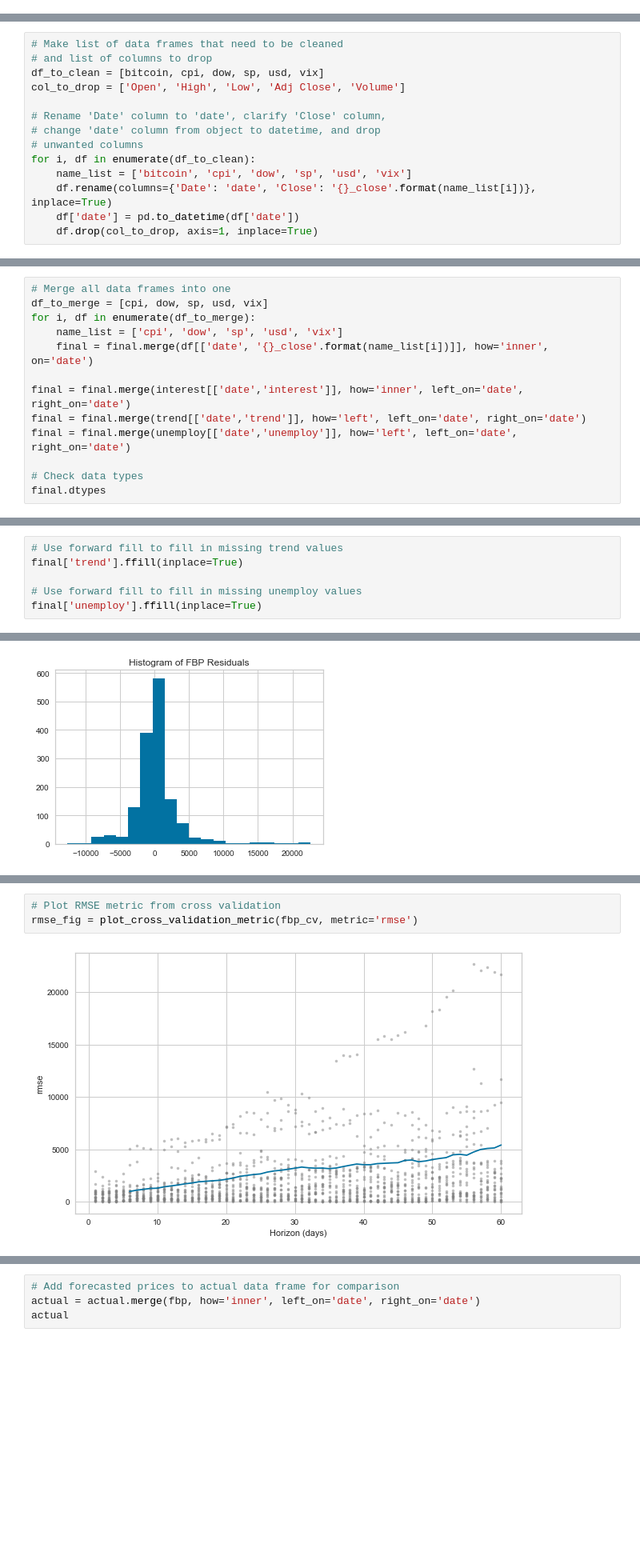
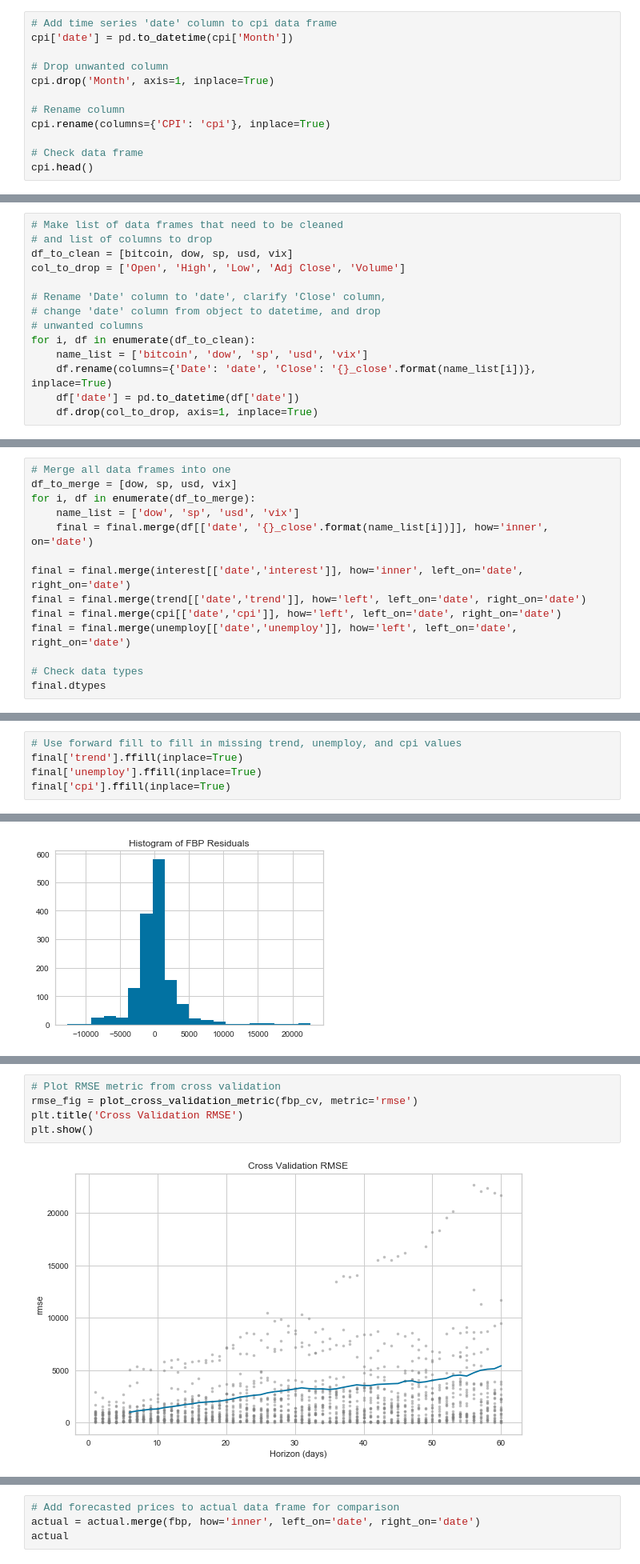
Before and after one commit to happyheppler/Thinkful-Module-38, a Jupyter notebook: module38_capstone.ipynb, the cells around one changed output, grey strips where cells are left out. Shown at 80% size. Cells and saved outputs as stored; diff of their text form; blank space fills up the shorter version.

```diff
--- a/module38_capstone.ipynb
+++ b/module38_capstone.ipynb
@@ -117,3 +118,15 @@ trend.head()
 | 2 | 3 | 2015-02-01 |
 | 3 | 3 | 2015-03-01 |
 | 4 | 2 | 2015-04-01 |
+# %%
+# Add time series 'date' column to cpi data frame
+cpi['date'] = pd.to_datetime(cpi['Month'])
+
+# Drop unwanted column
+cpi.drop('Month', axis=1, inplace=True)
+
+# Rename column
+cpi.rename(columns={'CPI': 'cpi'}, inplace=True)
+
+# Check data frame
+cpi.head()
@@ -146,14 +166,14 @@ interest.head()
 # %%
 # Make list of data frames that need to be cleaned
 # and list of columns to drop
-df_to_clean = [bitcoin, cpi, dow, sp, usd, vix]
+df_to_clean = [bitcoin, dow, sp, usd, vix]
 col_to_drop = ['Open', 'High', 'Low', 'Adj Close', 'Volume']
 
 # Rename 'Date' column to 'date', clarify 'Close' column,
 # change 'date' column from object to datetime, and drop
 # unwanted columns
 for i, df in enumerate(df_to_clean):
-    name_list = ['bitcoin', 'cpi', 'dow', 'sp', 'usd', 'vix']
+    name_list = ['bitcoin', 'dow', 'sp', 'usd', 'vix']
     df.rename(columns={'Date': 'date', 'Close': '{}_close'.format(name_list[i])}, inplace=True)
     df['date'] = pd.to_datetime(df['date'])
     df.drop(col_to_drop, axis=1, inplace=True)
@@ -225,13 +236,14 @@ final.head()
 | 4 | 2014-09-21 | 398.821014 |
 # %%
 # Merge all data frames into one
-df_to_merge = [cpi, dow, sp, usd, vix]
+df_to_merge = [dow, sp, usd, vix]
 for i, df in enumerate(df_to_merge):
-    name_list = ['cpi', 'dow', 'sp', 'usd', 'vix']
+    name_list = ['dow', 'sp', 'usd', 'vix']
     final = final.merge(df[['date', '{}_close'.format(name_list[i])]], how='inner', on='date')
 
 final = final.merge(interest[['date','interest']], how='inner', left_on='date', right_on='date')
 final = final.merge(trend[['date','trend']], how='left', left_on='date', right_on='date')
+final = final.merge(cpi[['date','cpi']], how='left', left_on='date', right_on='date')
 final = final.merge(unemploy[['date','unemploy']], how='left', left_on='date', right_on='date')
 
 # Check data types
@@ -249,11 +261,10 @@ trend                   float64
 unemploy                float64
 dtype: object
 # %%
-# Use forward fill to fill in missing trend values
+# Use forward fill to fill in missing trend, unemploy, and cpi values
 final['trend'].ffill(inplace=True)
-
-# Use forward fill to fill in missing unemploy values
 final['unemploy'].ffill(inplace=True)
+final['cpi'].ffill(inplace=True)
 # %%
 # Check final data frame
 final
@@ -513,6 +550,8 @@ mape_fig = plot_cross_validation_metric(fbp_cv, metric='mape')
 # %%
 # Plot RMSE metric from cross validation
 rmse_fig = plot_cross_validation_metric(fbp_cv, metric='rmse')
+plt.title('Cross Validation RMSE')
+plt.show()
 # %% [output]
-[figure, old version]
+[figure, new version]
 # %% [markdown]
```
Also changed, not shown: parts of 146 cells of this notebook.
